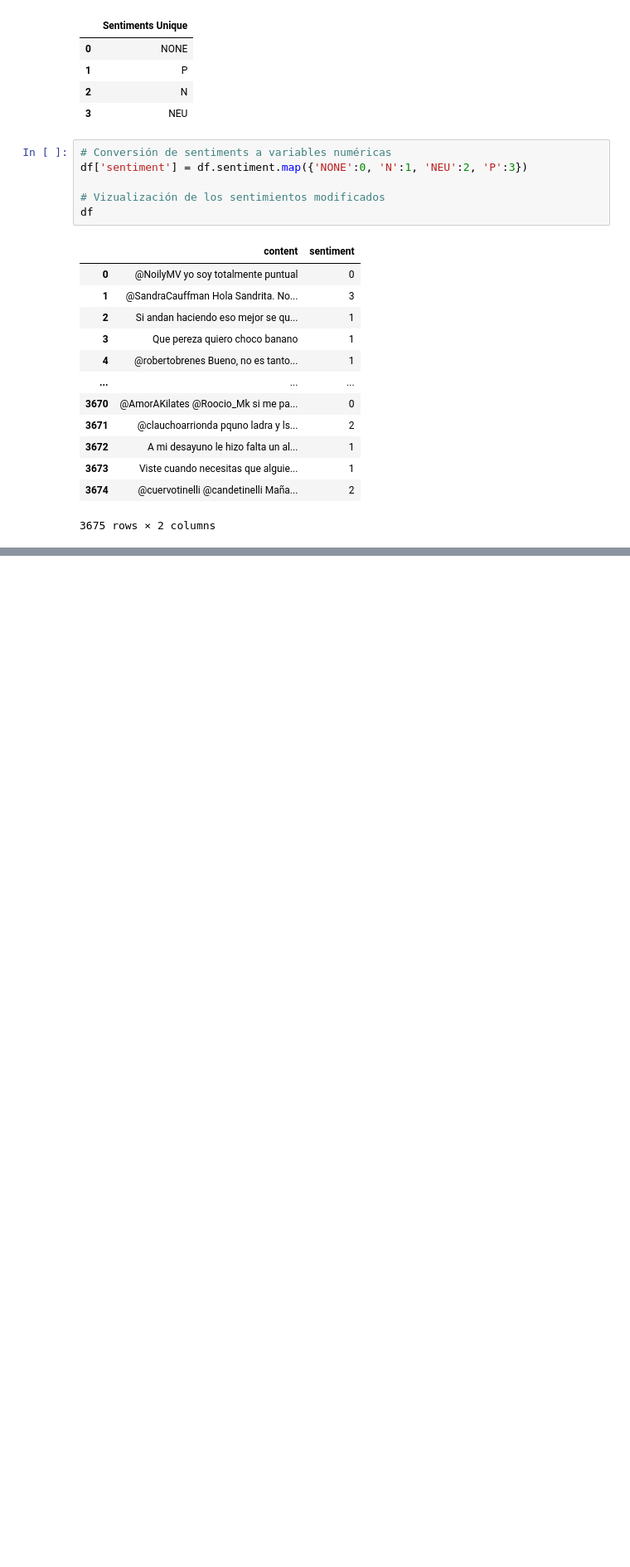
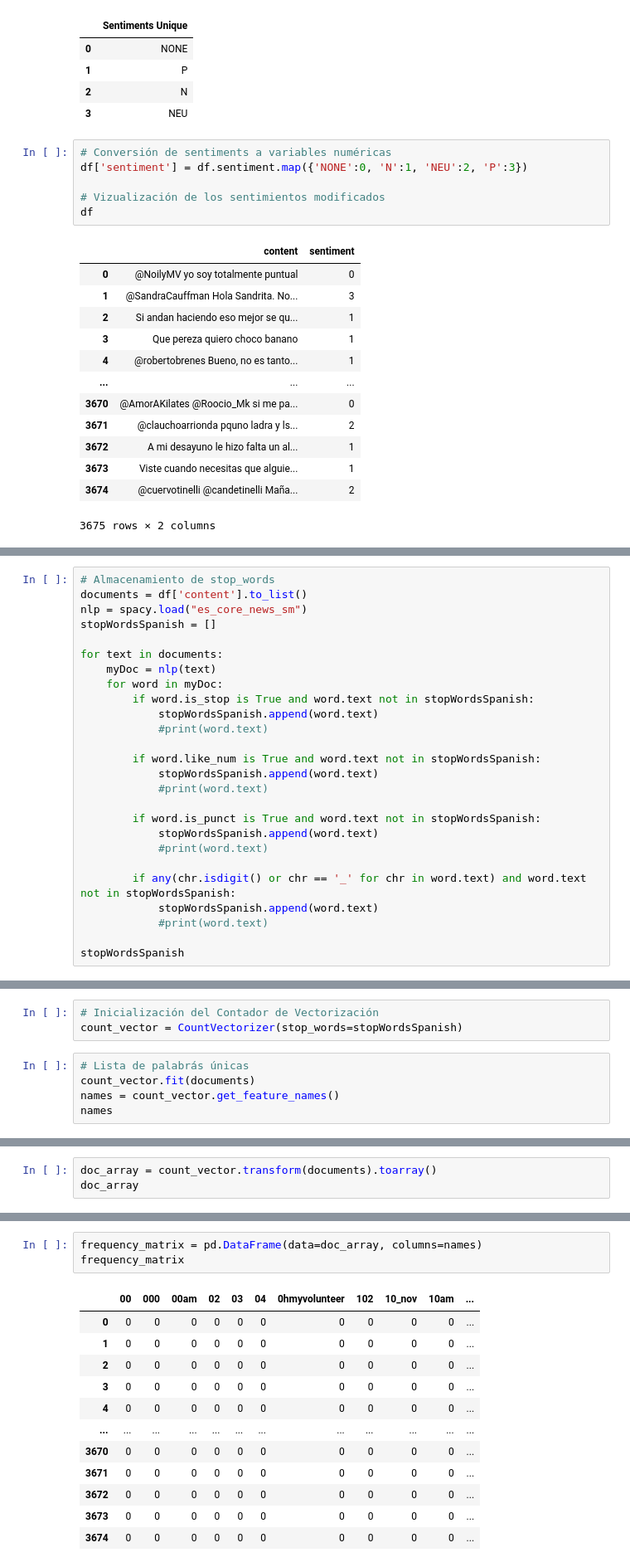
Before and after one commit to fxgonzalez5/Analisis_Sentimientos, a Jupyter notebook: Algoritmo de kNN.ipynb, the cells around one changed output, grey strips where cells are left out. Shown: that part at 83% size. Saved outputs shown, nothing was run; the diff lists cells and outputs as text; blank space fills up the shorter version.

```diff
--- a/Algoritmo de kNN.ipynb
+++ b/Algoritmo de kNN.ipynb
@@ -92,0 +49,26 @@ dtype: int64
+# %%
+# Almacenamiento de stop_words
+documents = df['content'].to_list()
+nlp = spacy.load("es_core_news_sm")
+stopWordsSpanish = []
+
+for text in documents:
+    myDoc = nlp(text)
+    for word in myDoc:
+        if word.is_stop is True and word.text not in stopWordsSpanish:
+            stopWordsSpanish.append(word.text)
+            #print(word.text)
+
+        if word.like_num is True and word.text not in stopWordsSpanish:
+            stopWordsSpanish.append(word.text)
+            #print(word.text)
+
+        if word.is_punct is True and word.text not in stopWordsSpanish:
+            stopWordsSpanish.append(word.text)
+            #print(word.text)
+
+        if any(chr.isdigit() or chr == '_' for chr in word.text) and word.text not in stopWordsSpanish:
+            stopWordsSpanish.append(word.text)
+            #print(word.text)
+
+stopWordsSpanish
@@ -92,0 +93,8 @@ dtype: int64
+# %%
+# Inicialización del Contador de Vectorización
+count_vector = CountVectorizer(stop_words=stopWordsSpanish)
+# %%
+# Lista de palabrás únicas
+count_vector.fit(documents)
+names = count_vector.get_feature_names()
+names
@@ -92,0 +119,3 @@ dtype: int64
+# %%
+doc_array = count_vector.transform(documents).toarray()
+doc_array
@@ -92,0 +130,16 @@ dtype: int64
+# %%
+frequency_matrix = pd.DataFrame(data=doc_array, columns=names)
+frequency_matrix
+# %% [output]
+|  | 00 | 000 | 00am | 02 | 03 | 04 | 0hmyvolunteer | 102 | 10_nov | 10am | ... |
+| 0 | 0 | 0 | 0 | 0 | 0 | 0 | 0 | 0 | 0 | 0 | ... |
+| 1 | 0 | 0 | 0 | 0 | 0 | 0 | 0 | 0 | 0 | 0 | ... |
+| 2 | 0 | 0 | 0 | 0 | 0 | 0 | 0 | 0 | 0 | 0 | ... |
+| 3 | 0 | 0 | 0 | 0 | 0 | 0 | 0 | 0 | 0 | 0 | ... |
+| 4 | 0 | 0 | 0 | 0 | 0 | 0 | 0 | 0 | 0 | 0 | ... |
+| ... | ... | ... | ... | ... | ... | ... | ... | ... | ... | ... | ... |
+| 3670 | 0 | 0 | 0 | 0 | 0 | 0 | 0 | 0 | 0 | 0 | ... |
+| 3671 | 0 | 0 | 0 | 0 | 0 | 0 | 0 | 0 | 0 | 0 | ... |
+| 3672 | 0 | 0 | 0 | 0 | 0 | 0 | 0 | 0 | 0 | 0 | ... |
+| 3673 | 0 | 0 | 0 | 0 | 0 | 0 | 0 | 0 | 0 | 0 | ... |
+| 3674 | 0 | 0 | 0 | 0 | 0 | 0 | 0 | 0 | 0 | 0 | ... |
```
Also changed, not shown: parts of 16 cells of this notebook, 8 other files.
